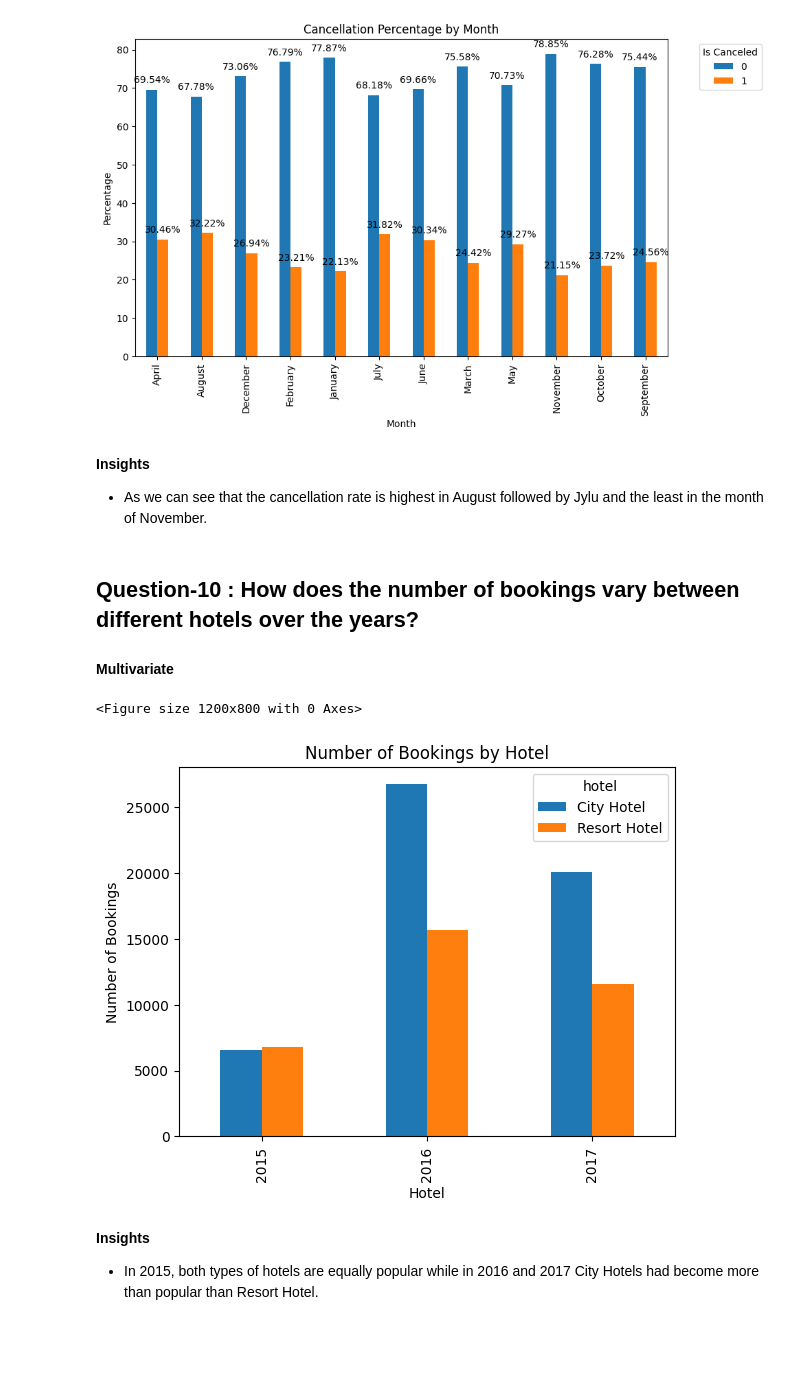
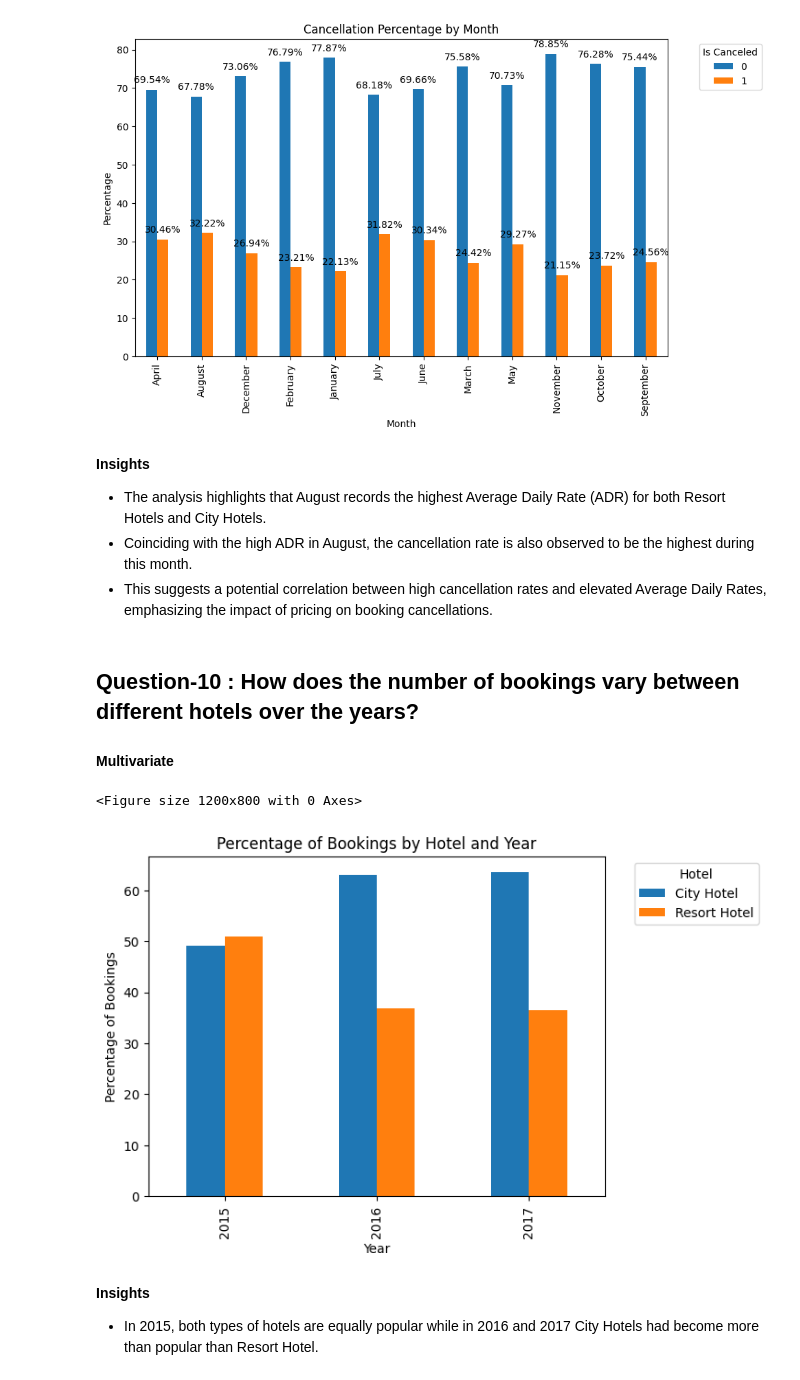
Before and after one commit to Adnan12345678910/Hotel_Booking_Analysis, a Jupyter notebook: Hotel_Bookings.ipynb, the cells around one changed output. Drawn from its saved outputs; the diff is of its cells as text; code cells hidden in the pictures; blank space fills up the shorter version.

```diff
--- a/Hotel_Bookings.ipynb
+++ b/Hotel_Bookings.ipynb
@@ -430,0 +423,6 @@ data["market_segment"].replace("Undefined",data.market_segment.value_counts().id
+# %%
+# Removing rows where the 'adr' column has an outlier value of 5400.000000.
+data.drop(data[data.adr == 5400.000000].index, inplace=True)
+
+# Removing rows where the 'adr' column has negative values, ensuring data integrity.
+data.drop(data[data.adr < 0].index, inplace=True)
@@ -430,0 +446,3 @@ data["market_segment"].replace("Undefined",data.market_segment.value_counts().id
+# %%
+# Removing rows where the required car parking spaces exceed the total number of guests.
+data.drop(data[data.required_car_parking_spaces > data.total_guests].index, inplace=True)
@@ -430,0 +451,3 @@ data["market_segment"].replace("Undefined",data.market_segment.value_counts().id
+# %%
+# Removing rows where the 'children' column has an improbable maximum value of 10.
+data.drop(data[data.children == 10].index, inplace=True)
@@ -1339,26 +1409,29 @@ plt.show()
 # %% [output]
 <Figure size 2000x4000 with 0 Axes>
 [figure]
-# %% [markdown]
-**Insights**
-- As we can see that the cancellation rate is highest in August followed by Jylu and the least in the month of November.
+# %% [markdown]
+**Insights**
+- The analysis highlights that August records the highest Average Daily Rate (ADR) for both Resort Hotels and City Hotels.
+- Coinciding with the high ADR in August, the cancellation rate is also observed to be the highest during this month.
+- This suggests a potential correlation between high cancellation rates and elevated Average Daily Rates, emphasizing the impact of pricing on booking cancellations.
 # %% [markdown]
 ## Question-10 : How does the number of bookings vary between different hotels over the years?
 #### Multivariate
 # %%
 # Data Preparation
-hotel_booking_counts = data.groupby(['arrival_date_year'])["hotel"].value_counts().unstack()
+hotel_booking_counts = data.groupby(['arrival_date_year'])["hotel"].value_counts(normalize=True).unstack() * 100
 
 # Visualization
 plt.figure(figsize=(12, 8))
-hotel_booking_counts.plot(kind="bar")
-plt.xlabel('Hotel')
-plt.ylabel('Number of Bookings')
-plt.title('Number of Bookings by Hotel')
+hotel_booking_counts.plot(kind="bar", stacked=False)
+plt.xlabel('Year')
+plt.ylabel('Percentage of Bookings')
+plt.title('Percentage of Bookings by Hotel and Year')
+plt.legend(title='Hotel', bbox_to_anchor=(1.05, 1), loc='upper left')
 plt.show()
 # %% [output]
 <Figure size 1200x800 with 0 Axes>
-[figure, old version]
+[figure, new version]
 # %% [markdown]
 **Insights**
 - In 2015, both types of hotels are equally popular while in 2016 and 2017 City Hotels had become more than popular than Resort Hotel.
```
Also changed, not shown: parts of 40 cells of this notebook.
